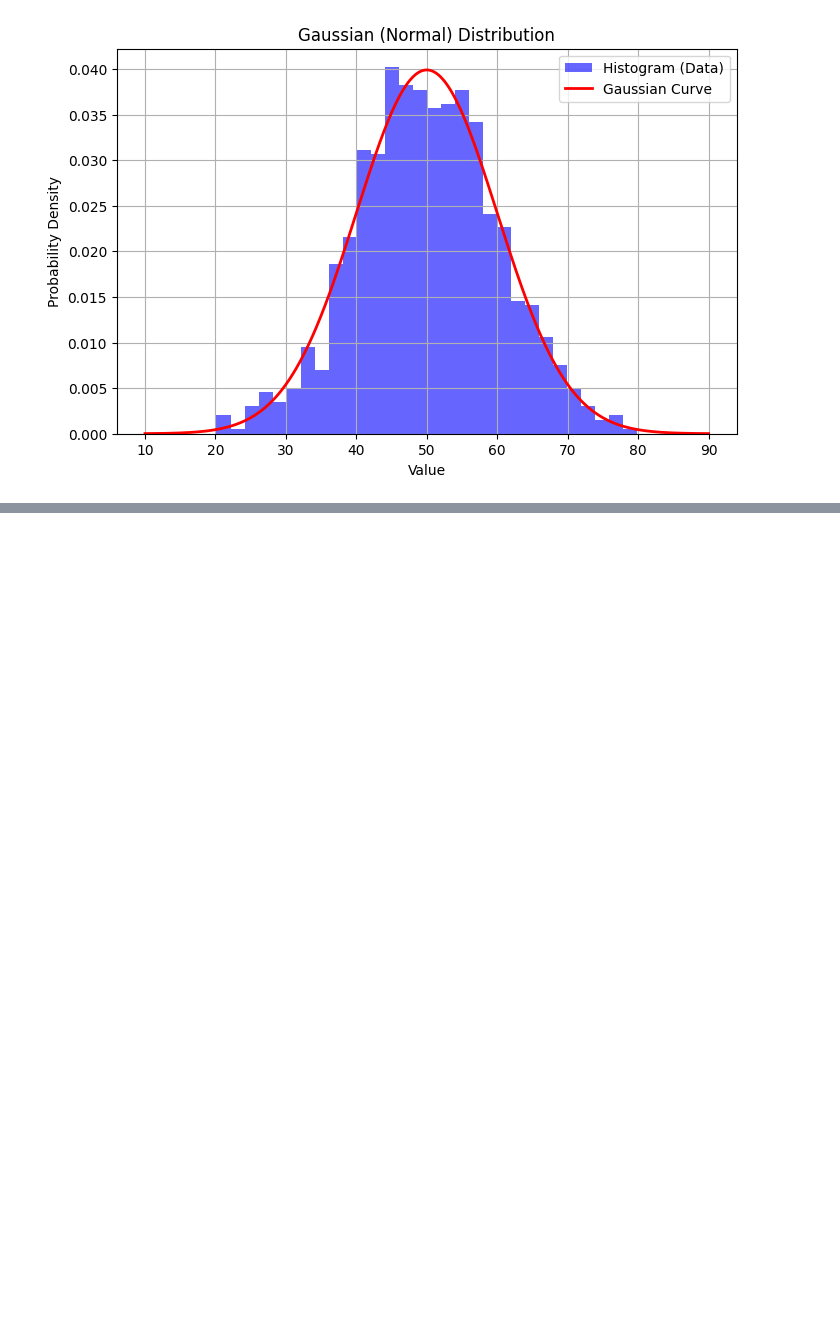
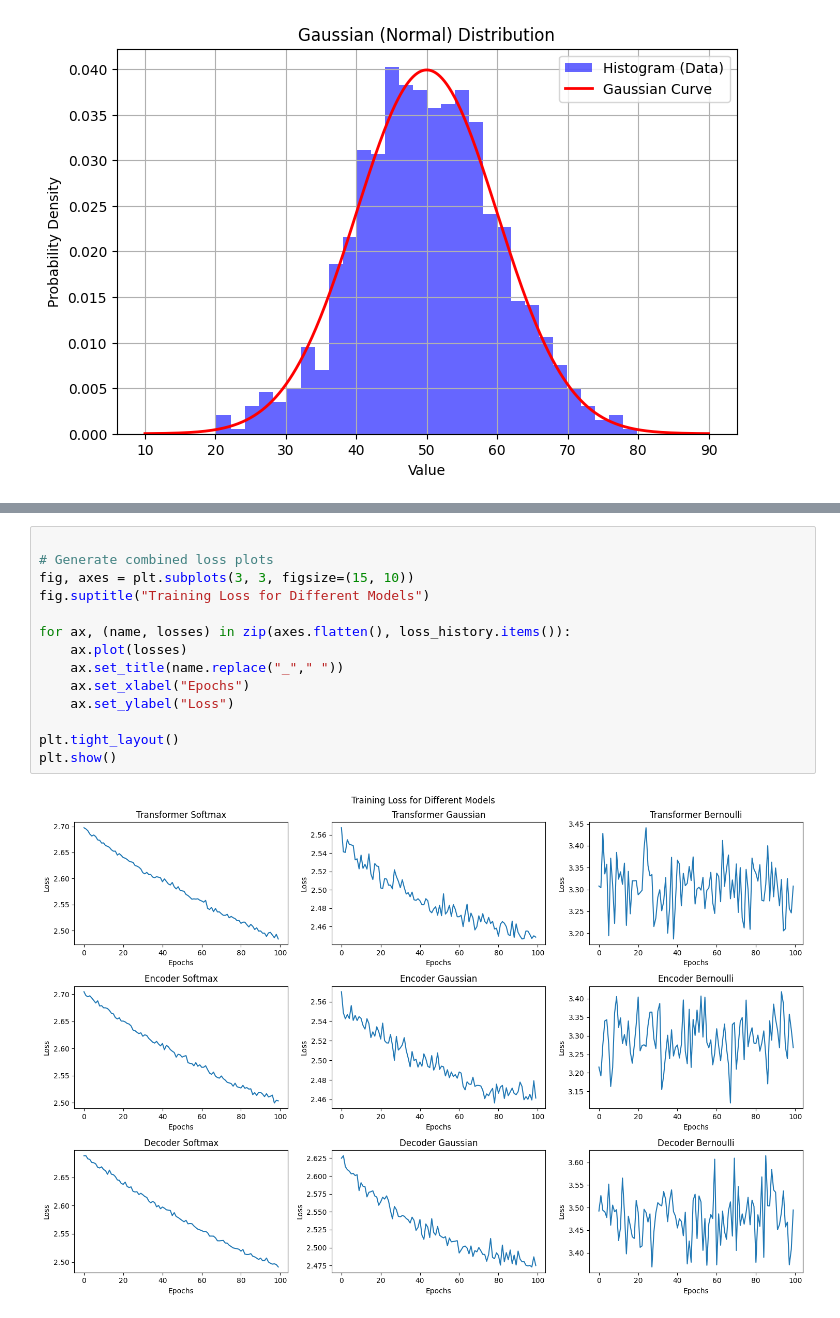
Before and after one commit to Apil120/discrete_structures_report_code, a Jupyter notebook: code.ipynb, the cells around one changed output, grey strips where cells are left out. Saved outputs shown, nothing was run; the diff lists cells and outputs as text; blank space fills up the shorter version.

```diff
--- a/code.ipynb
+++ b/code.ipynb
@@ -28,0 +231,16 @@ visualize_gauss_distribution(50,10)
+# %%
+
+# Generate combined loss plots
+fig, axes = plt.subplots(3, 3, figsize=(15, 10))
+fig.suptitle("Training Loss for Different Models")
+
+for ax, (name, losses) in zip(axes.flatten(), loss_history.items()):
+    ax.plot(losses)
+    ax.set_title(name.replace("_"," "))
+    ax.set_xlabel("Epochs")
+    ax.set_ylabel("Loss")
+
+plt.tight_layout()
+plt.show()
+# %% [output]
+[figure, added]
```
Also changed, not shown: parts of 12 cells of this notebook.
